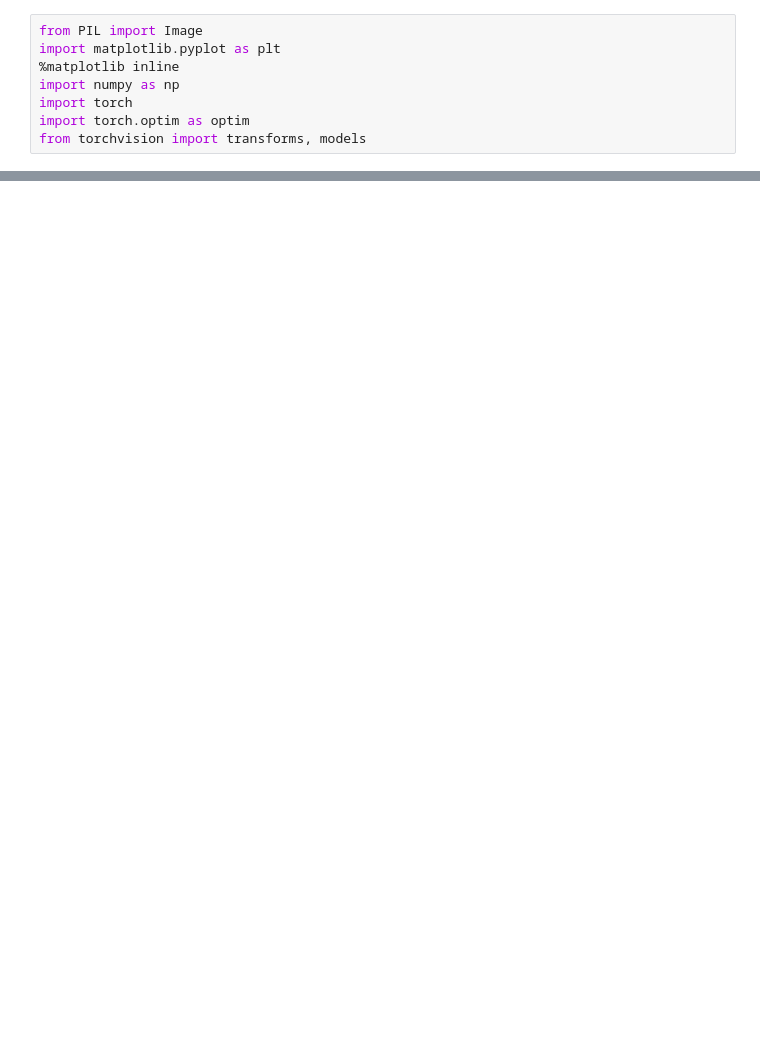
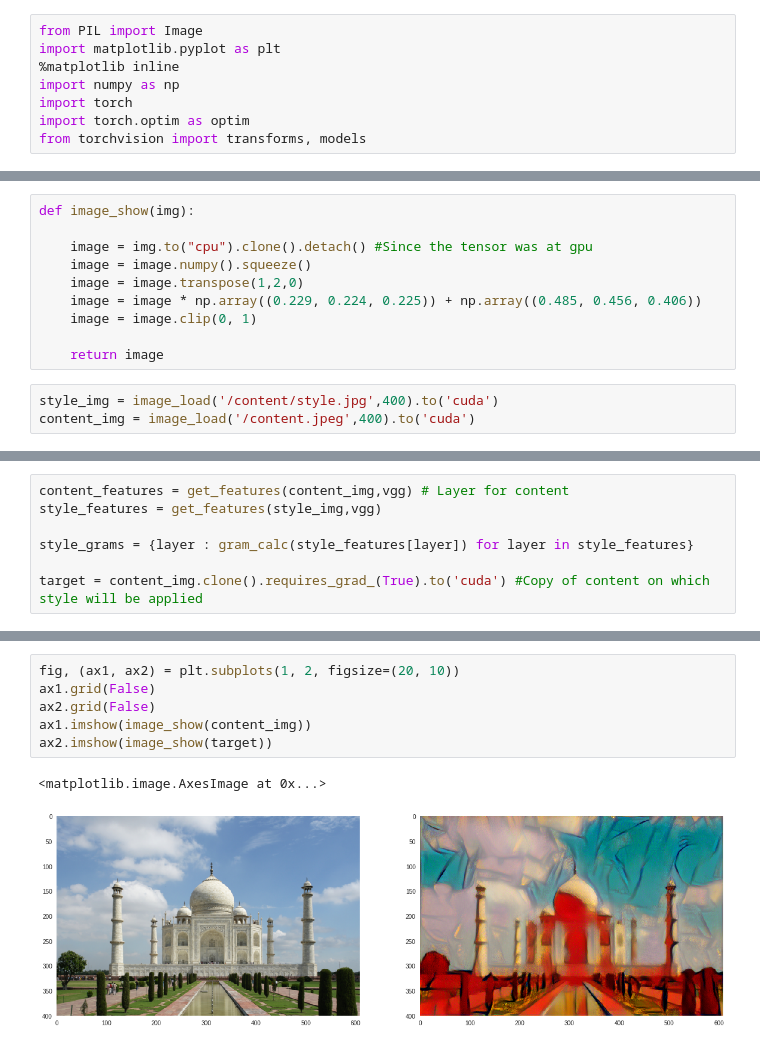
Before and after one commit to sanatsingh/Style-Transfer, a Jupyter notebook: StyleTransfer.ipynb, the cells around one changed output, grey strips where cells are left out. Drawn from its saved outputs; the diff is of its cells as text; blank space fills up the shorter version.

Commit message:
Completed : Content Description Left

```diff
--- a/StyleTransfer.ipynb
+++ b/StyleTransfer.ipynb
@@ -16,0 +72,13 @@ from torchvision import transforms, models
+# %%
+def image_show(img):
+
+    image = img.to("cpu").clone().detach() #Since the tensor was at gpu
+    image = image.numpy().squeeze()
+    image = image.transpose(1,2,0)
+    image = image * np.array((0.229, 0.224, 0.225)) + np.array((0.485, 0.456, 0.406))
+    image = image.clip(0, 1)
+
+    return image
+# %%
+style_img = image_load('/content/style.jpg',400).to('cuda')
+content_img = image_load('/content.jpeg',400).to('cuda')
@@ -16,0 +127,7 @@ from torchvision import transforms, models
+# %%
+content_features = get_features(content_img,vgg) # Layer for content
+style_features = get_features(style_img,vgg)
+
+style_grams = {layer : gram_calc(style_features[layer]) for layer in style_features}
+
+target = content_img.clone().requires_grad_(True).to('cuda') #Copy of content on which style will be applied
@@ -16,0 +181,9 @@ from torchvision import transforms, models
+# %%
+fig, (ax1, ax2) = plt.subplots(1, 2, figsize=(20, 10))
+ax1.grid(False)
+ax2.grid(False)
+ax1.imshow(image_show(content_img))
+ax2.imshow(image_show(target))
+# %% [output]
+<matplotlib.image.AxesImage at 0x...>
+[figure, added]
```
Also changed, not shown: parts of 10 cells of this notebook.
